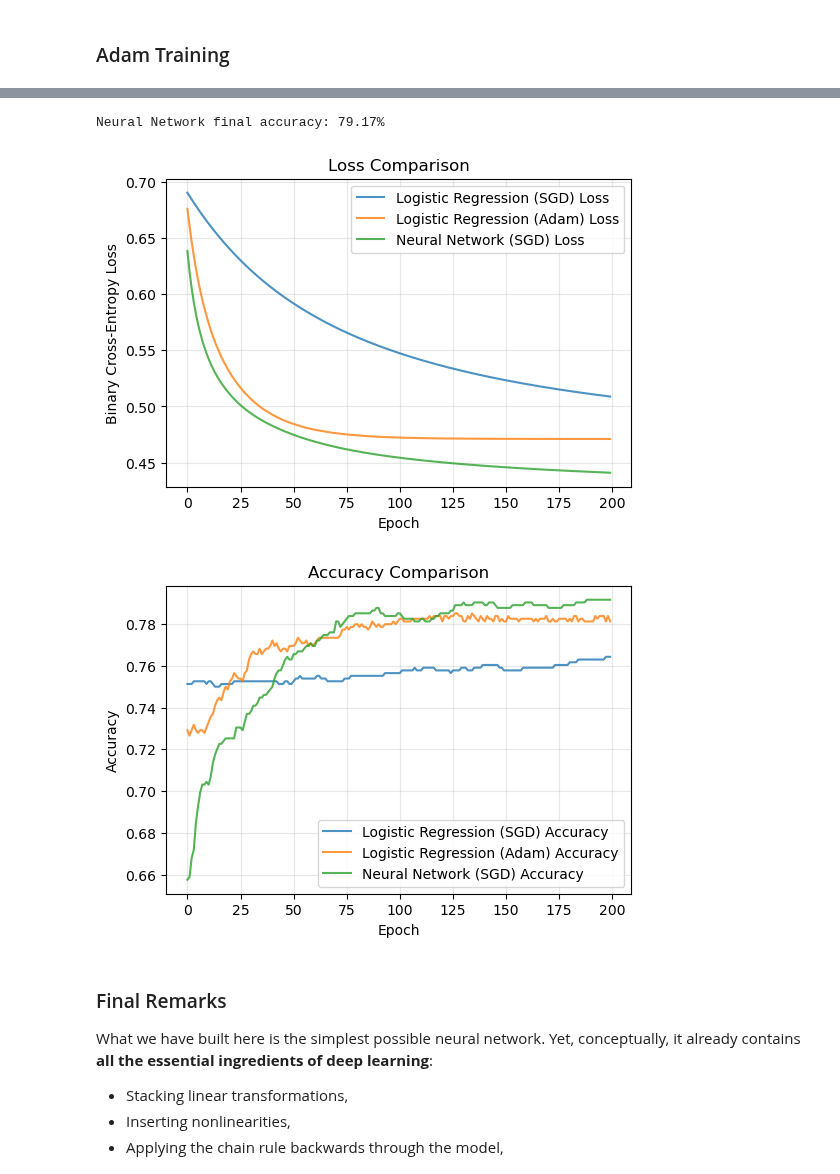
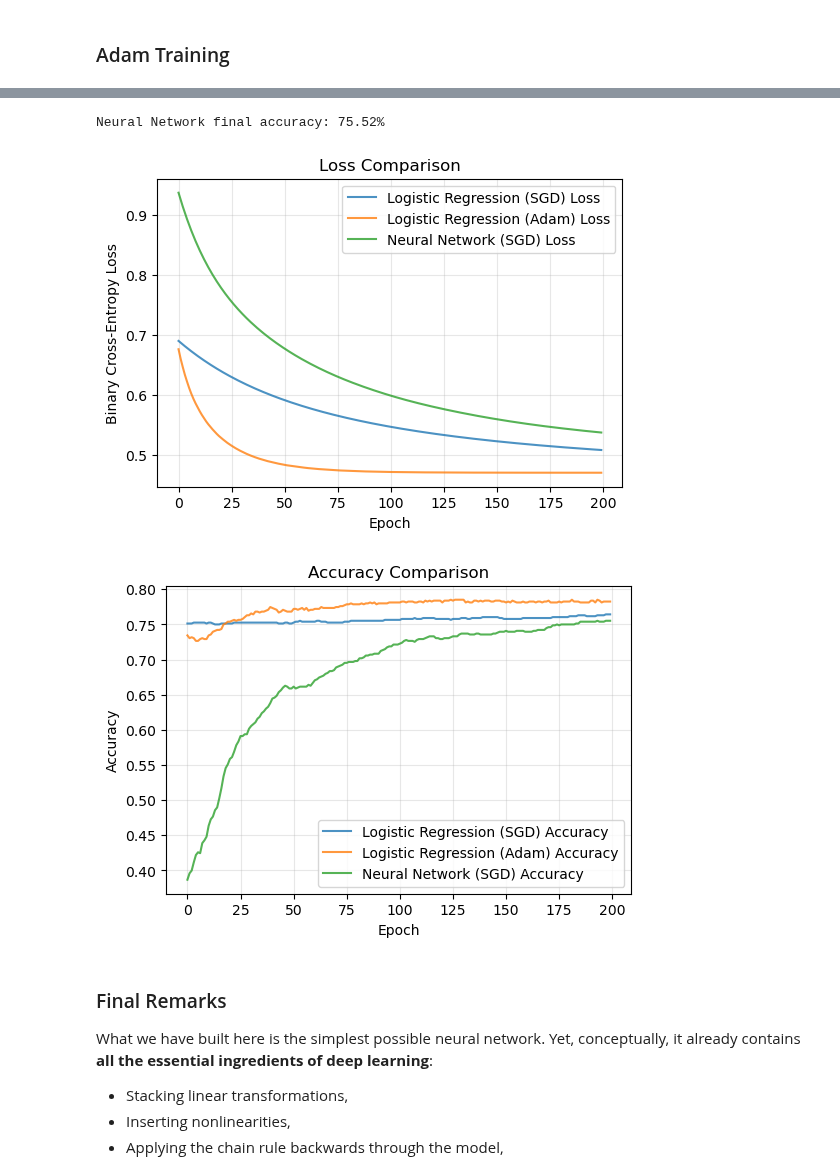
Before and after one commit to devangelista2/statistical-mathematical-methods, a Jupyter notebook: years/2025-26/Optimization/supervised.ipynb, the cells around one changed output, grey strips where cells are left out. Saved outputs shown, nothing was run; the diff lists cells and outputs as text; code cells hidden in the pictures.

```diff
--- a/years/2025-26/Optimization/supervised.ipynb
+++ b/years/2025-26/Optimization/supervised.ipynb
@@ -619,6 +619,10 @@ def relu_grad(z):
     g = np.zeros_like(z)
     g[z > 0] = 1.0
     return g
+
+def bce_loss(y_hat, y, eps=1e-10):
+    y_hat = np.clip(y_hat, eps, 1 - eps)
+    return -(y*np.log(y_hat) + (1-y)*np.log(1 - y_hat)).mean()
 
 def train_mlp_adam(X, y, hidden=16, lr=1e-2, epochs=200, batch_size=32):
     N, d = X.shape
@@ -681,36 +685,36 @@ theta_nn_sgd, loss_nn_sgd, acc_nn_sgd = train_mlp_adam(
     epochs=200,
     batch_size=32,
 )
-print(f"Neural Network final accuracy: {acc_nn[-1]*100:.2f}%")
+print(f"Neural Network final accuracy: {acc_nn_sgd[-1]*100:.2f}%")
 # %% [output]
-Neural Network final accuracy: 79.17%
+Neural Network final accuracy: 75.52%
 # %%
 # Plot Loss Curves
 plt.figure(figsize=(6,4))
 plt.plot(loss_sgd, label="Logistic Regression (SGD) Loss", alpha=0.8)
 plt.plot(loss_adam, label="Logistic Regression (Adam) Loss", alpha=0.8)
-plt.plot(loss_nn, label="Neural Network (SGD) Loss", alpha=0.8)
+plt.plot(loss_nn_sgd, label="Neural Network (SGD) Loss", alpha=0.8)
 plt.xlabel("Epoch")
 plt.ylabel("Binary Cross-Entropy Loss")
 plt.title("Loss Comparison")
 plt.legend()
 plt.grid(alpha=0.3)
 plt.show()
 
 # Plot Accuracy Curves
 plt.figure(figsize=(6,4))
 plt.plot(acc_sgd, label="Logistic Regression (SGD) Accuracy", alpha=0.8)
 plt.plot(acc_adam, label="Logistic Regression (Adam) Accuracy", alpha=0.8)
-plt.plot(acc_nn, label="Neural Network (SGD) Accuracy", alpha=0.8)
+plt.plot(acc_nn_sgd, label="Neural Network (SGD) Accuracy", alpha=0.8)
 plt.xlabel("Epoch")
 plt.ylabel("Accuracy")
 plt.title("Accuracy Comparison")
 plt.legend()
 plt.grid(alpha=0.3)
 plt.show()
 # %% [output]
-[figure, old version]
+[figure, new version]
-[figure, old version]
+[figure, new version]
 # %% [markdown]
 ### Final Remarks
 
```
Also changed, not shown: parts of 2 cells of this notebook, 1 other file.
